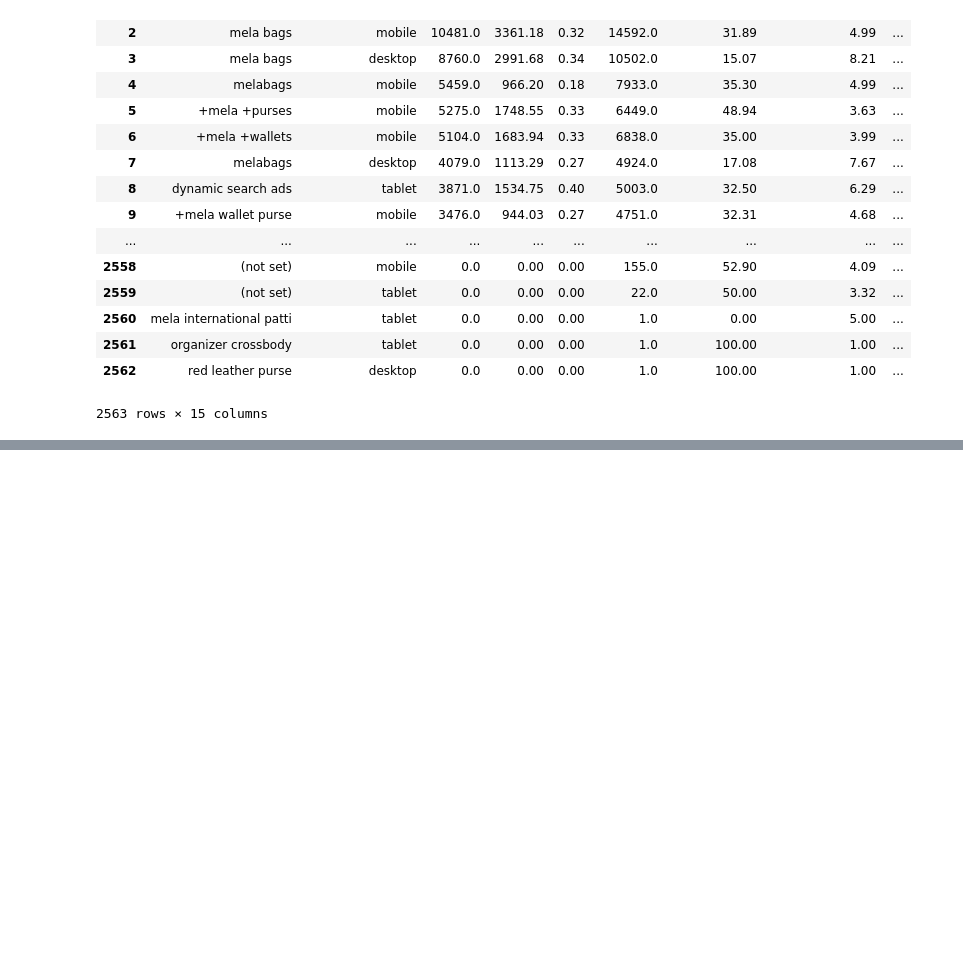
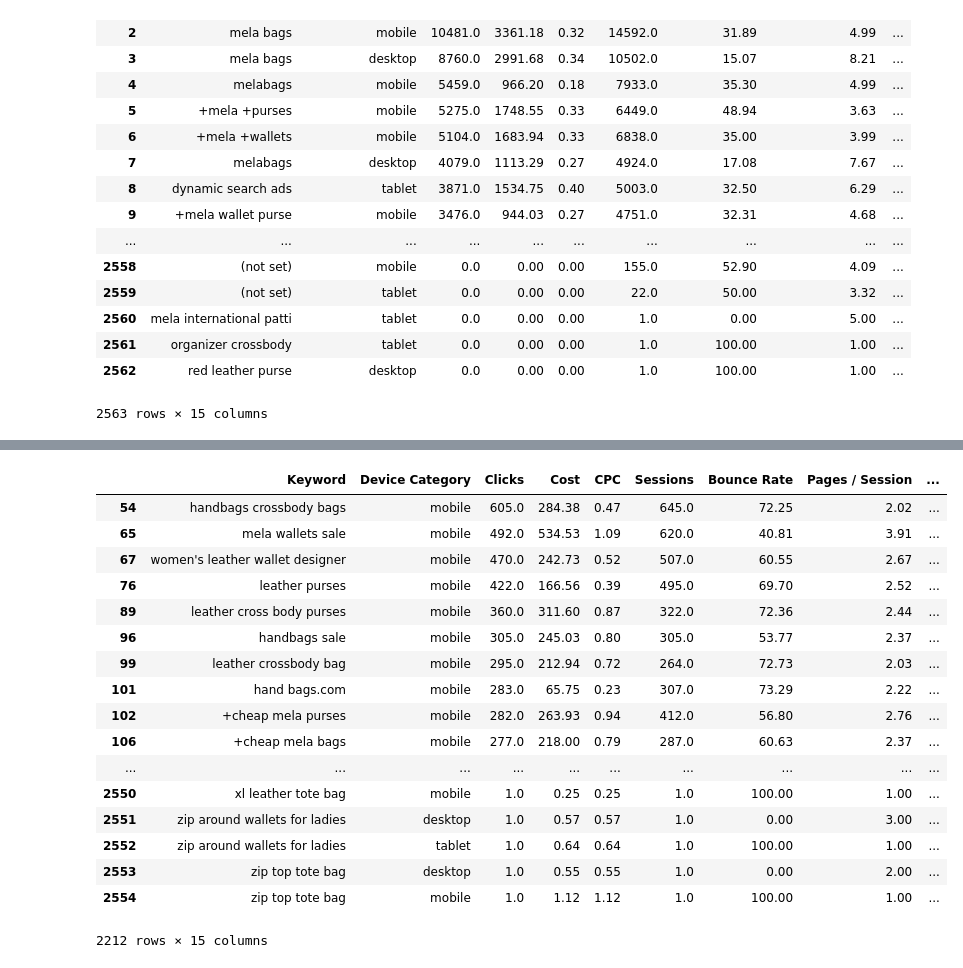
Before and after one commit to mamitch/Springboard_Capstone, a Jupyter notebook: Capstone_Data_Wrangling.ipynb, the cells around one changed output, grey strips where cells are left out. Drawn from its saved outputs; the diff is of its cells as text; code cells hidden in the pictures; blank space fills up the shorter version.

```diff
--- a/Capstone_Data_Wrangling.ipynb
+++ b/Capstone_Data_Wrangling.ipynb
@@ -162,0 +205,21 @@ memory usage: 302.9+ KB
+# %%
+data[data.ROI <0]
+# %% [output]
+|  | Keyword | Device Category | Clicks | Cost | CPC | Sessions | Bounce Rate | Pages / Session | ... |
+| 54 | handbags crossbody bags | mobile | 605.0 | 284.38 | 0.47 | 645.0 | 72.25 | 2.02 | ... |
+| 65 | mela wallets sale | mobile | 492.0 | 534.53 | 1.09 | 620.0 | 40.81 | 3.91 | ... |
+| 67 | women's leather wallet designer | mobile | 470.0 | 242.73 | 0.52 | 507.0 | 60.55 | 2.67 | ... |
+| 76 | leather purses | mobile | 422.0 | 166.56 | 0.39 | 495.0 | 69.70 | 2.52 | ... |
+| 89 | leather cross body purses | mobile | 360.0 | 311.60 | 0.87 | 322.0 | 72.36 | 2.44 | ... |
+| 96 | handbags sale | mobile | 305.0 | 245.03 | 0.80 | 305.0 | 53.77 | 2.37 | ... |
+| 99 | leather crossbody bag | mobile | 295.0 | 212.94 | 0.72 | 264.0 | 72.73 | 2.03 | ... |
+| 101 | hand bags.com | mobile | 283.0 | 65.75 | 0.23 | 307.0 | 73.29 | 2.22 | ... |
+| 102 | +cheap mela purses | mobile | 282.0 | 263.93 | 0.94 | 412.0 | 56.80 | 2.76 | ... |
+| 106 | +cheap mela bags | mobile | 277.0 | 218.00 | 0.79 | 287.0 | 60.63 | 2.37 | ... |
+| ... | ... | ... | ... | ... | ... | ... | ... | ... | ... |
+| 2550 | xl leather tote bag | mobile | 1.0 | 0.25 | 0.25 | 1.0 | 100.00 | 1.00 | ... |
+| 2551 | zip around wallets for ladies | desktop | 1.0 | 0.57 | 0.57 | 1.0 | 0.00 | 3.00 | ... |
+| 2552 | zip around wallets for ladies | tablet | 1.0 | 0.64 | 0.64 | 1.0 | 100.00 | 1.00 | ... |
+| 2553 | zip top tote bag | desktop | 1.0 | 0.55 | 0.55 | 1.0 | 0.00 | 2.00 | ... |
+| 2554 | zip top tote bag | mobile | 1.0 | 1.12 | 1.12 | 1.0 | 100.00 | 1.00 | ... |
+2212 rows × 15 columns
```
Also changed, not shown: parts of 3 cells of this notebook.
